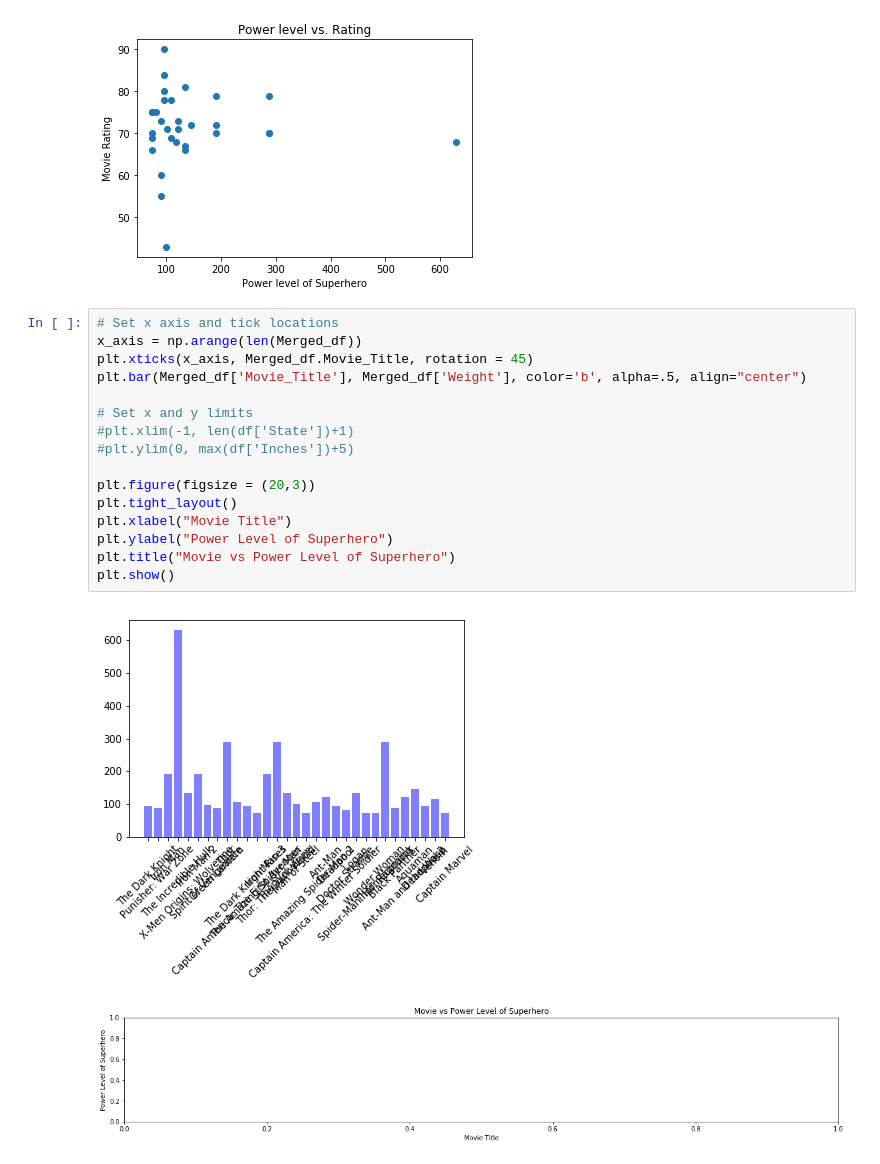
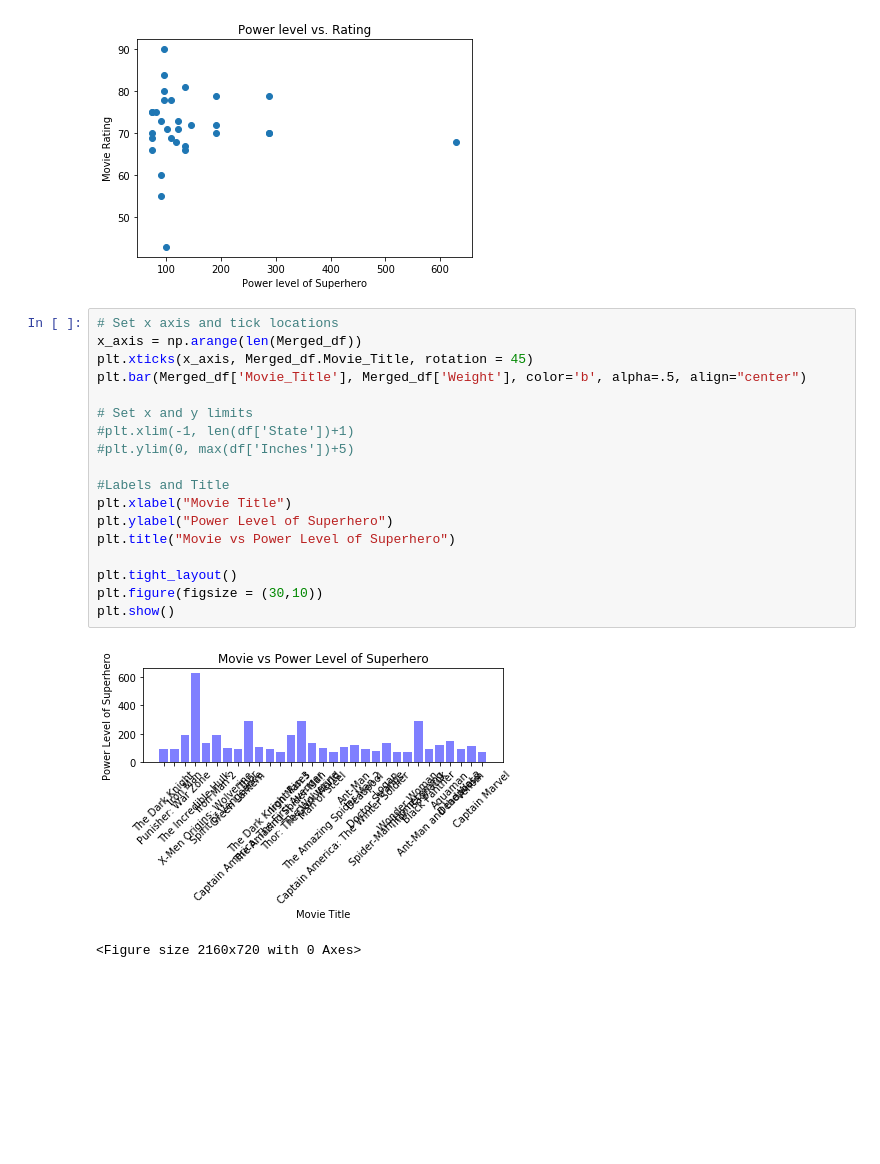
Before and after one commit to RyanSchraeder/Team-Aurora-Marvels, a Jupyter notebook: Plotting_Power_scatters.ipynb, the cells around one changed output. Drawn from its saved outputs; the diff is of its cells as text; blank space fills up the shorter version.

```diff
--- a/Plotting_Power_scatters.ipynb
+++ b/Plotting_Power_scatters.ipynb
@@ -31,19 +31,21 @@ plt.show()
 # %%
 # Set x axis and tick locations
 x_axis = np.arange(len(Merged_df))
 plt.xticks(x_axis, Merged_df.Movie_Title, rotation = 45)
 plt.bar(Merged_df['Movie_Title'], Merged_df['Weight'], color='b', alpha=.5, align="center")
 
 # Set x and y limits
 #plt.xlim(-1, len(df['State'])+1)
 #plt.ylim(0, max(df['Inches'])+5)
 
-plt.figure(figsize = (20,3))
-plt.tight_layout()
+#Labels and Title
 plt.xlabel("Movie Title")
 plt.ylabel("Power Level of Superhero")
 plt.title("Movie vs Power Level of Superhero")
+
+plt.tight_layout()
+plt.figure(figsize = (30,10))
 plt.show()
 # %% [output]
-[figure, old version]
+[figure, new version]
-[figure, removed]
+<Figure size 2160x720 with 0 Axes>
```
